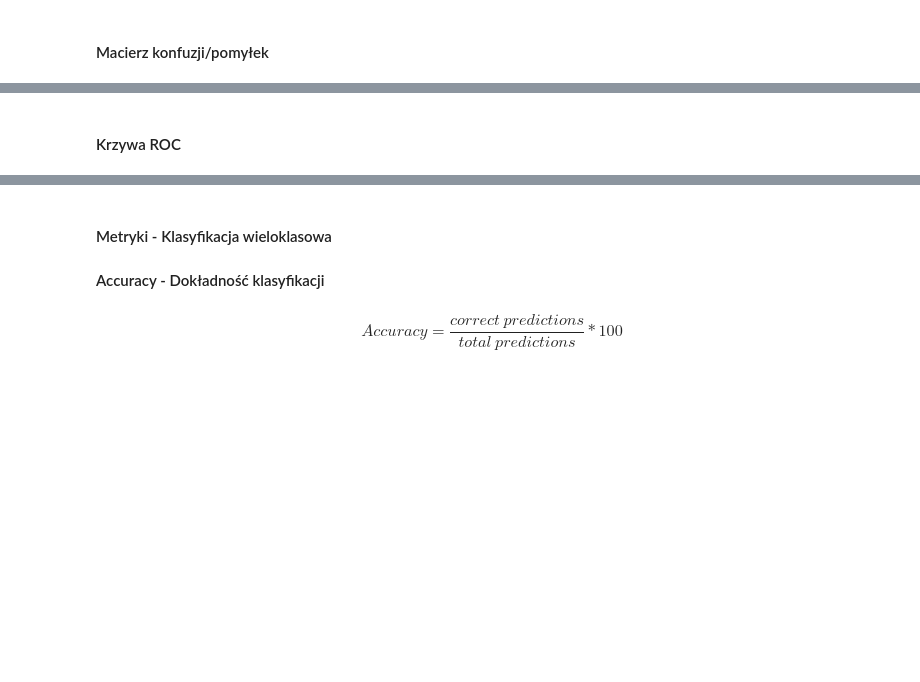
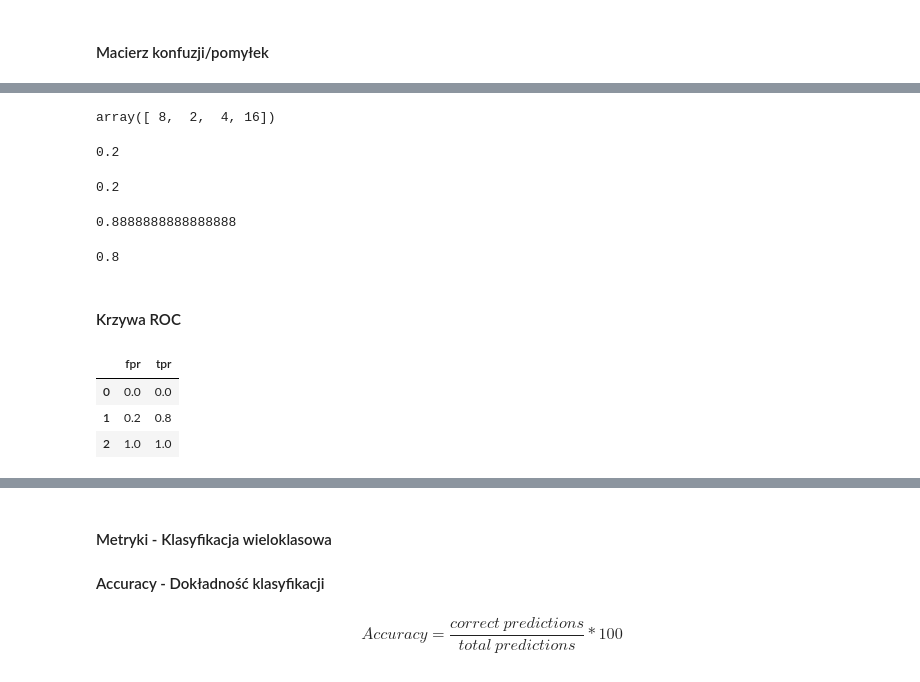
Before and after one commit to rafzieli/daca-science-bootcamp, a Jupyter notebook: 06_uczenie_maszynowe/02_metryki_klasyfikacja.ipynb, the cells around one changed output, grey strips where cells are left out. Saved outputs shown, nothing was run; the diff lists cells and outputs as text; code cells hidden in the pictures; blank space fills up the shorter version.

```diff
--- a/06_uczenie_maszynowe/02_metryki_klasyfikacja.ipynb
+++ b/06_uczenie_maszynowe/02_metryki_klasyfikacja.ipynb
@@ -37,2 +139,44 @@ pip install scikit-learn
+# %%
+tn, fp, fn, tp = cm.ravel()
+cm.ravel()
+# %% [output]
+array([ 8,  2,  4, 16])
+# %%
+# Type I error - False Positive Rate - FPR -> Blad pierwszego rodzaju
+
+fpr = fp / (fp + tn)
+fpr
+# %% [output]
+0.2
+# %%
+# Type II error - False Negative Rate - FNR -> Blad drugiego rodzaju
+
+fnr = fn / (fn + tp)
+fnr
+# %% [output]
+0.2
+# %%
+# Precision - ile obserwacji przewidzianych jako pozytywne sa w rzeczywistosci pozytywne
+precision = tp / (tp + fp)
+print(precision)
+# %% [output]
+0.8888888888888888
+# %%
+# Recall - jak wiele obserwacji z wszystkich pozytywnych sklasyfikowalismy jako pozytywne
+recall = tp / (tp + fn)
+print(recall)
+# %% [output]
+0.8
 # %% [markdown]
 #### <a name='a4'></a> Krzywa ROC
+# %%
+from sklearn.metrics import roc_curve
+
+fpr, tpr, thresh = roc_curve(y_true, y_pred, pos_label=1)
+roc = pd.DataFrame({'fpr':fpr, 'tpr':tpr})
+roc
+# %% [output]
+|  | fpr | tpr |
+| 0 | 0.0 | 0.0 |
+| 1 | 0.2 | 0.8 |
+| 2 | 1.0 | 1.0 |
```
Also changed, not shown: parts of 15 cells of this notebook.
